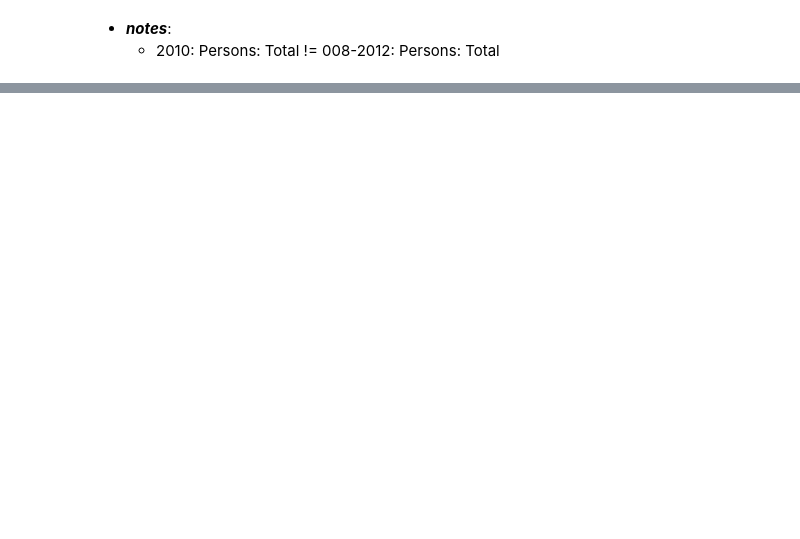
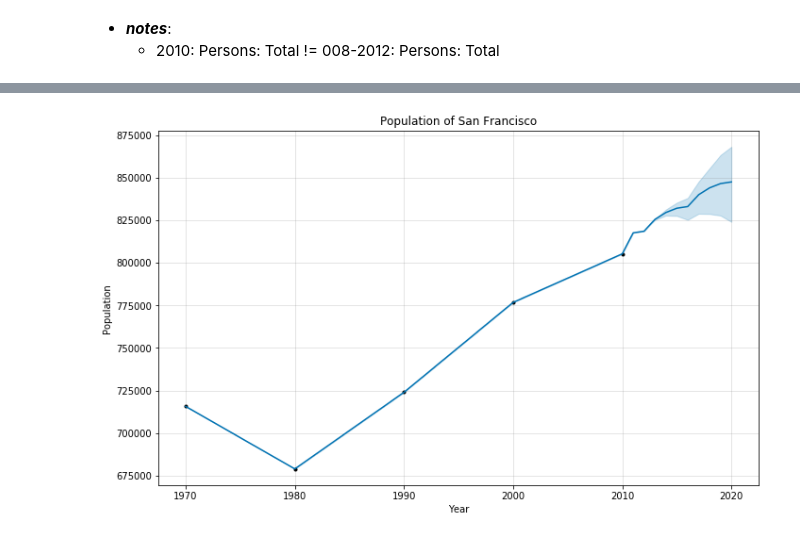
Before and after one commit to gumdropsteve/population_prophet, a Jupyter notebook: exploratory-data-analysis/timeseries/nhgis.ipynb, the cells around one changed output, grey strips where cells are left out. Drawn from its saved outputs; the diff is of its cells as text; code cells hidden in the pictures; blank space fills up the shorter version.

Commit message:
friday: color predictions on graph, make preds & graphs quick lookup-able, add in acs data

```diff
--- a/exploratory-data-analysis/timeseries/nhgis.ipynb
+++ b/exploratory-data-analysis/timeseries/nhgis.ipynb
@@ -464,0 +353,11 @@ def kmeans_by(dataframe,n_clusters=10,converted=False):
+# %%
+# put together
+# G01000124=pd.concat([testb,testa],axis=0)
+G01000124=pd.concat([testb,sfo],axis=0)
+# drop nan values (non-measured, etc)
+G01000124=G01000124.dropna(axis=1)
+# reset index (now == 0,1), transpose, then rename columns to Prophet standards
+G01000124=G01000124.reset_index().T.rename(columns={0: 'ds', 1:'y'})
+# has weird 'index' row at 0
+G01000124=G01000124[1:]
+G01000124
@@ -464,0 +378,7 @@ def kmeans_by(dataframe,n_clusters=10,converted=False):
+# %%
+"""
+e.g. 1-measure city
+ValueError: Dataframe has less than 2 non-NaN rows."""
+# Make the prophet model and fit on the data
+gm_prophet = fbprophet.Prophet(changepoint_prior_scale=0.15)
+gm_prophet.fit(G01000124)
@@ -464,0 +415,20 @@ def kmeans_by(dataframe,n_clusters=10,converted=False):
+# %%
+# Make the prophet model
+gm_prophet = fbprophet.Prophet(changepoint_prior_scale=0.15)
+
+# fit model on our data
+gm_prophet.fit(G01000124)
+
+# Make a future dataframe for 2 years
+gm_forecast = gm_prophet.make_future_dataframe(periods=1 * 10, freq='Y')
+
+# Make predictions
+gm_forecast = gm_prophet.predict(gm_forecast)
+
+# identify change points
+city_changepoints = [str(date) for date in tesla_prophet.changepoints]
+
+gm_prophet.plot(gm_forecast, xlabel = 'Year', ylabel = 'Population')
+plt.title('Population of San Francisco');
+# %% [output]
+[figure, added]
```
Also changed, not shown: parts of 28 cells of this notebook.
